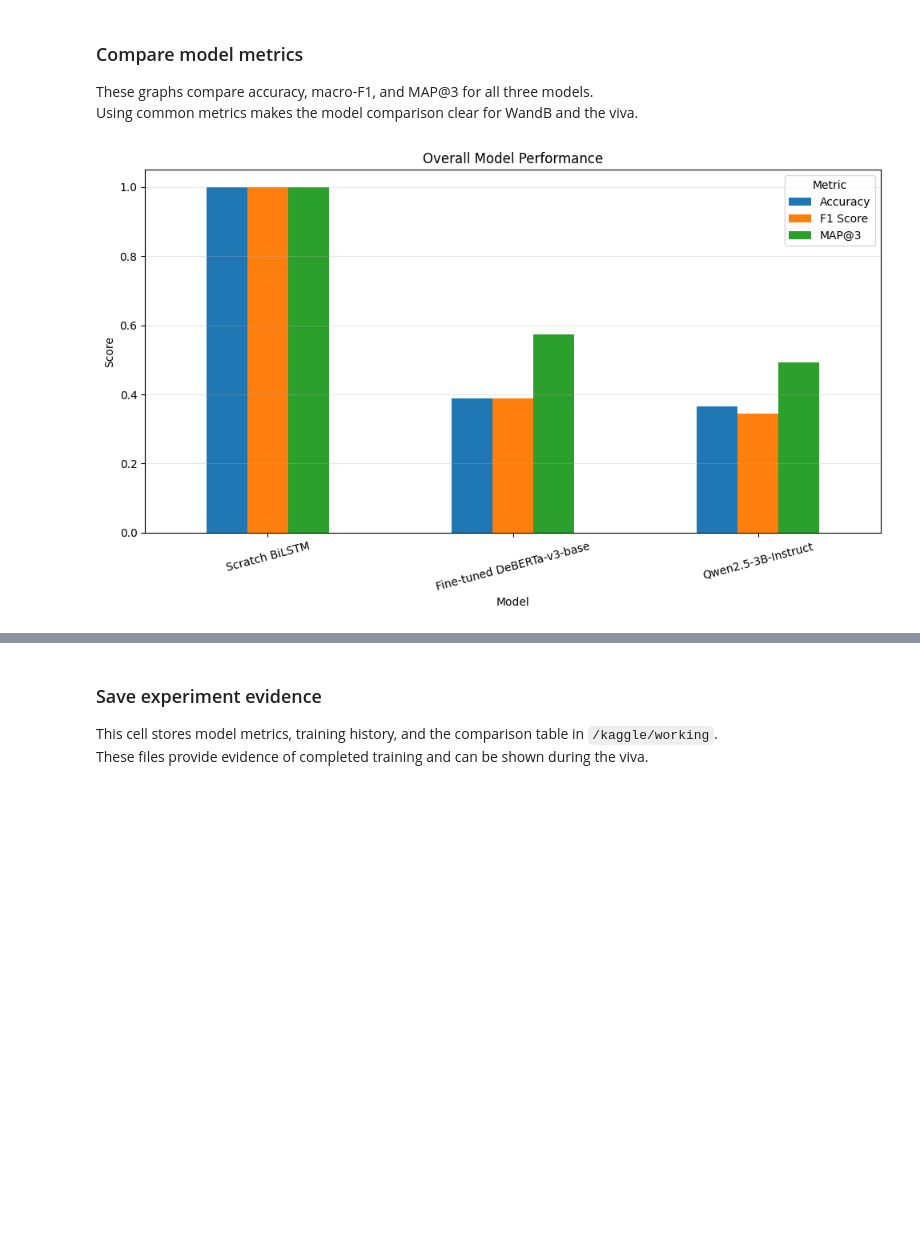
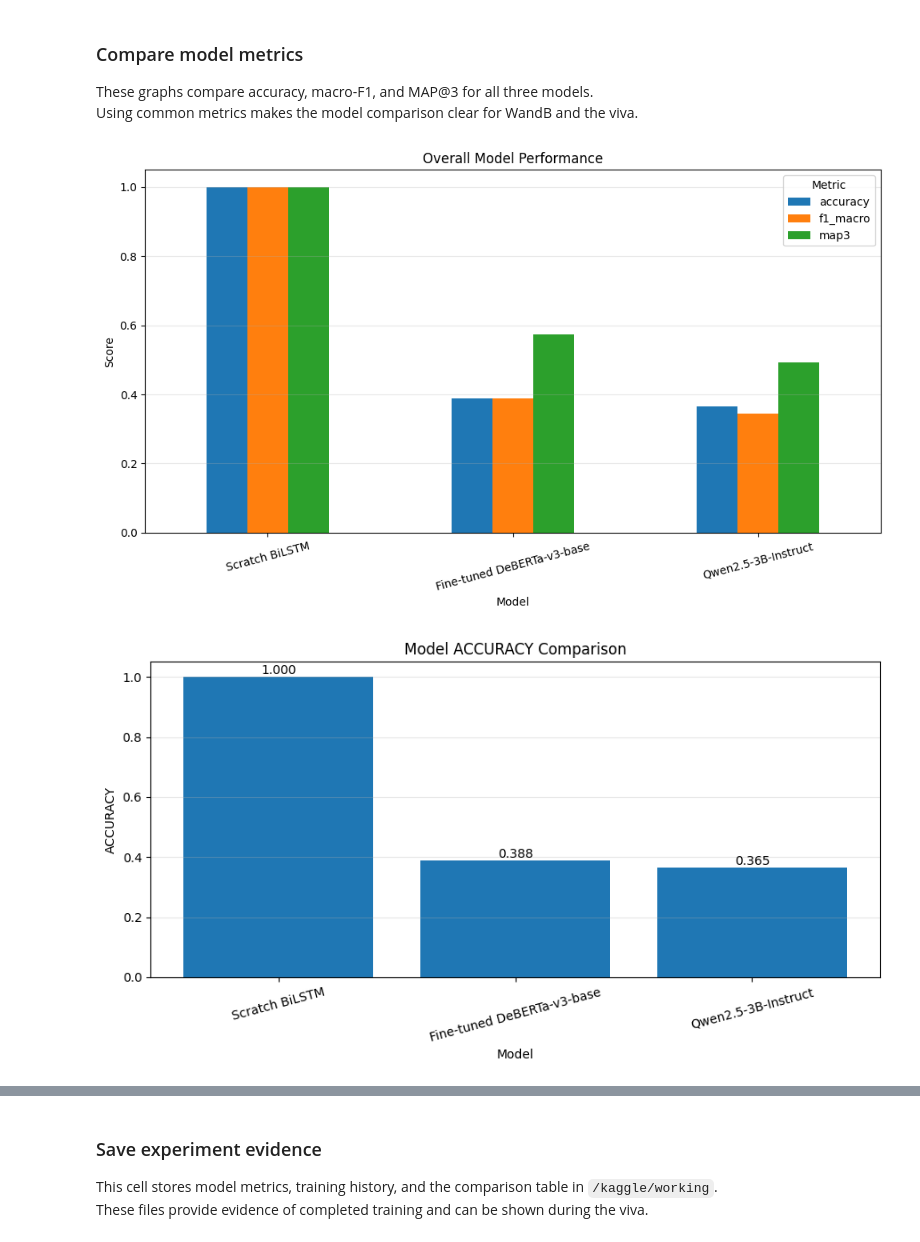
Before and after one commit to Abhishek-1124/23F2004693-DL-23F2004693-notebook-t22026, a Jupyter notebook: DL-23F2004693-notebook-t22026.ipynb, the cells around one changed output, grey strips where cells are left out. Cells and saved outputs as stored; diff of their text form; code cells hidden in the pictures; blank space fills up the shorter version.

```diff
--- a/DL-23F2004693-notebook-t22026.ipynb
+++ b/DL-23F2004693-notebook-t22026.ipynb
@@ -1127,30 +1127,50 @@ Find logs at: ./wandb/run-20260806_124257-8zvkc9zb/logs
 ### Compare model metrics
 These graphs compare accuracy, macro-F1, and MAP@3 for all three models.
 Using common metrics makes the model comparison clear for WandB and the viva.
-# %%
-metric_columns = ["accuracy", "f1_macro", "map3"]
-
-graph_data = comparison.set_index("model")[metric_columns]
-
-graph_data.columns = [
-    "Accuracy",
-    "F1 Score",
-    "MAP@3"
-]
-
-ax = graph_data.plot(
-    kind="bar",
-    figsize=(10, 6)
-)
-
-plt.title("Overall Model Performance")
-plt.xlabel("Model")
-plt.ylabel("Score")
-plt.ylim(0, 1.05)
-plt.xticks(rotation=15)
-plt.grid(axis="y", alpha=0.3)
-plt.legend(title="Metric")
-plt.tight_layout()
-plt.show()
-# %% [output]
-[figure, removed]
+# %%
+metric_columns = ["accuracy", "f1_macro", "map3"]
+graph_data = comparison.set_index("model")[metric_columns]
+
+ax = graph_data.plot(
+    kind="bar",
+    figsize=(10, 6),
+)
+
+plt.title("Overall Model Performance")
+plt.xlabel("Model")
+plt.ylabel("Score")
+plt.ylim(0, 1.05)
+plt.xticks(rotation=15)
+plt.grid(axis="y", alpha=0.3)
+plt.legend(title="Metric")
+plt.tight_layout()
+plt.show()
+
+for metric in metric_columns:
+    plt.figure(figsize=(9, 5))
+    bars = plt.bar(
+        comparison["model"],
+        comparison[metric],
+    )
+
+    metric_title = "F1 Score" if metric == "f1_macro" else metric.upper()
+    plt.title(f"Model {metric_title} Comparison")
+    plt.xlabel("Model")
+    plt.ylabel(metric_title)
+    plt.ylim(0, 1.05)
+    plt.xticks(rotation=15)
+    plt.grid(axis="y", alpha=0.3)
+
+    for bar, value in zip(bars, comparison[metric]):
+        plt.text(
+            bar.get_x() + bar.get_width() / 2,
+            value + 0.01,
+            f"{value:.3f}",
+            ha="center",
+        )
+
+    plt.tight_layout()
+    plt.show()
+# %% [output]
+[figure, added]
+[figure, added]
```
Also changed, not shown: parts of 27 cells of this notebook.
